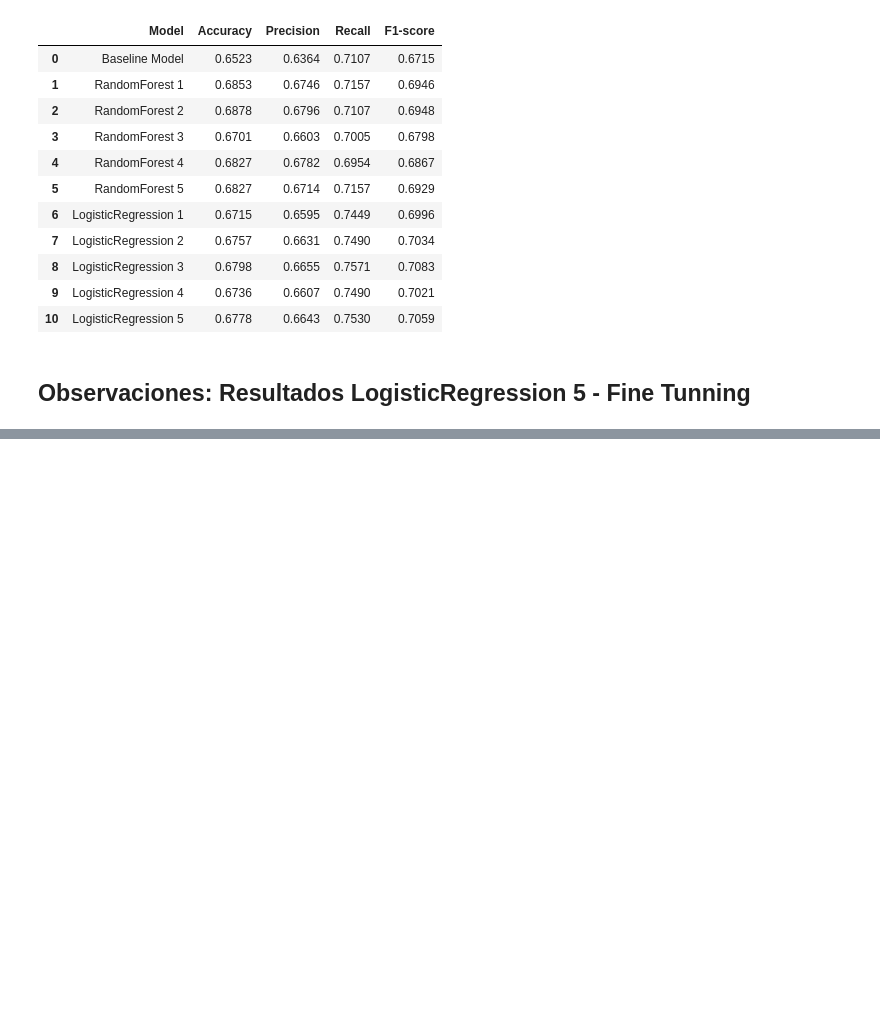
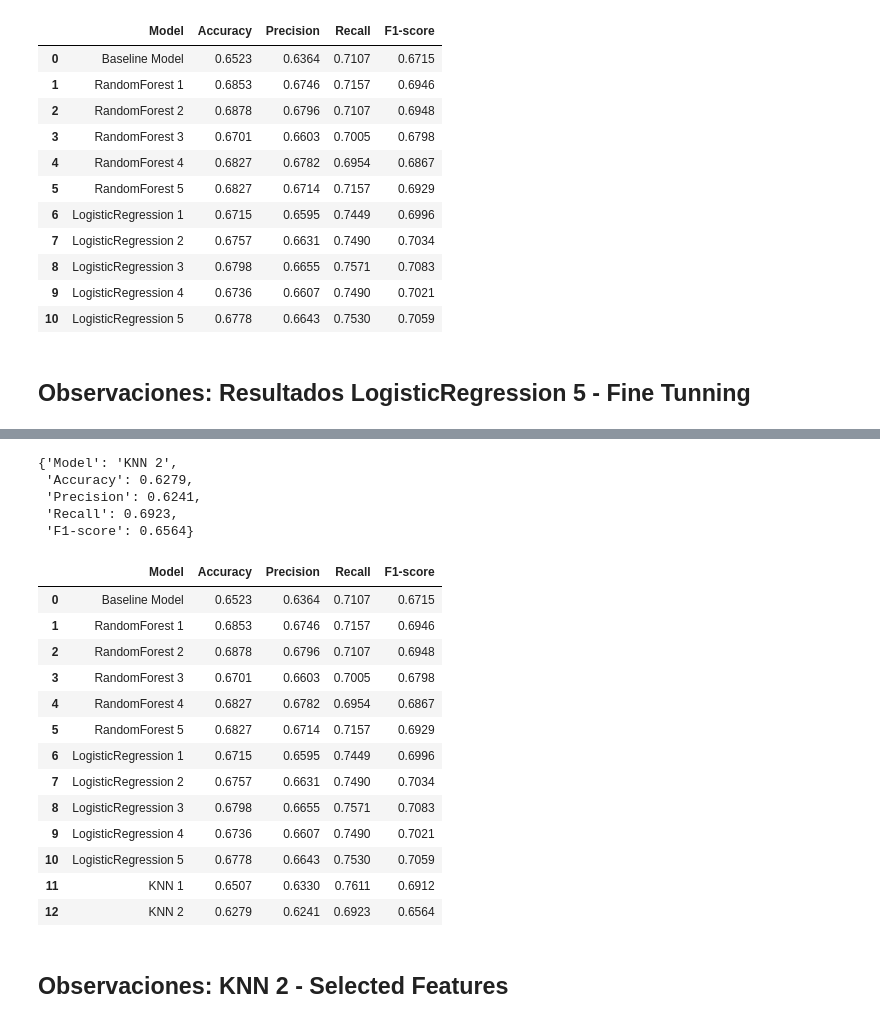
Before and after one commit to ignaciomajo/proyecto_TelecomX_ML, a Jupyter notebook: proyecto_telecomX_parte_2.ipynb, the cells around one changed output, grey strips where cells are left out. Drawn from its saved outputs; the diff is of its cells as text; code cells hidden in the pictures; blank space fills up the shorter version.

Commit message:
UPDATE proyecto_telecomX_parte_2.ipynb and CREATE best_knn.pkl | K Nearest Neighbor

```diff
--- a/proyecto_telecomX_parte_2.ipynb
+++ b/proyecto_telecomX_parte_2.ipynb
@@ -1466,0 +1510,7 @@ KNN
+# %%
+param_grid = {'n_neighbors': [3, 4, 5, 6, 7],
+              'leaf_size': [20, 25, 30, 35, 40]}
+
+knn_1 = GridSearchCV(knn(), param_grid=param_grid, scoring='recall', cv=kf)
+
+knn_1.fit(X_scaled_train, y_scaled_train)
@@ -1466,0 +1523,3 @@ KNN
+# %%
+knn_1_results = metricas_generales(knn_1, X_scaled_val, y_scaled_val, 'KNN 1')
+knn_1_results
@@ -1466,0 +1532,3 @@ KNN
+# %%
+results_tracking.append(knn_1_results)
+pd.DataFrame(results_tracking)
@@ -1466,0 +1576,33 @@ KNN
+# %%
+knn_2 = KNeighborsClassifier(n_neighbors=7, leaf_size=20)
+
+knn_2.fit(X_scaled_train[selected_features], y_scaled_train)
+
+knn_2_results = metricas_generales(knn_2, X_scaled_val[selected_features], y_scaled_val, 'KNN 2')
+knn_2_results
+# %% [output]
+{'Model': 'KNN 2',
+ 'Accuracy': 0.6279,
+ 'Precision': 0.6241,
+ 'Recall': 0.6923,
+ 'F1-score': 0.6564}
+# %%
+results_tracking.append(knn_2_results)
+pd.DataFrame(results_tracking)
+# %% [output]
+|  | Model | Accuracy | Precision | Recall | F1-score |
+| 0 | Baseline Model | 0.6523 | 0.6364 | 0.7107 | 0.6715 |
+| 1 | RandomForest 1 | 0.6853 | 0.6746 | 0.7157 | 0.6946 |
+| 2 | RandomForest 2 | 0.6878 | 0.6796 | 0.7107 | 0.6948 |
+| 3 | RandomForest 3 | 0.6701 | 0.6603 | 0.7005 | 0.6798 |
+| 4 | RandomForest 4 | 0.6827 | 0.6782 | 0.6954 | 0.6867 |
+| 5 | RandomForest 5 | 0.6827 | 0.6714 | 0.7157 | 0.6929 |
+| 6 | LogisticRegression 1 | 0.6715 | 0.6595 | 0.7449 | 0.6996 |
+| 7 | LogisticRegression 2 | 0.6757 | 0.6631 | 0.7490 | 0.7034 |
+| 8 | LogisticRegression 3 | 0.6798 | 0.6655 | 0.7571 | 0.7083 |
+| 9 | LogisticRegression 4 | 0.6736 | 0.6607 | 0.7490 | 0.7021 |
+| 10 | LogisticRegression 5 | 0.6778 | 0.6643 | 0.7530 | 0.7059 |
+| 11 | KNN 1 | 0.6507 | 0.6330 | 0.7611 | 0.6912 |
+| 12 | KNN 2 | 0.6279 | 0.6241 | 0.6923 | 0.6564 |
+# %% [markdown]
+## Observaciones: KNN 2 - Selected Features
```
Also changed, not shown: parts of 32 cells of this notebook, 1 other file.
